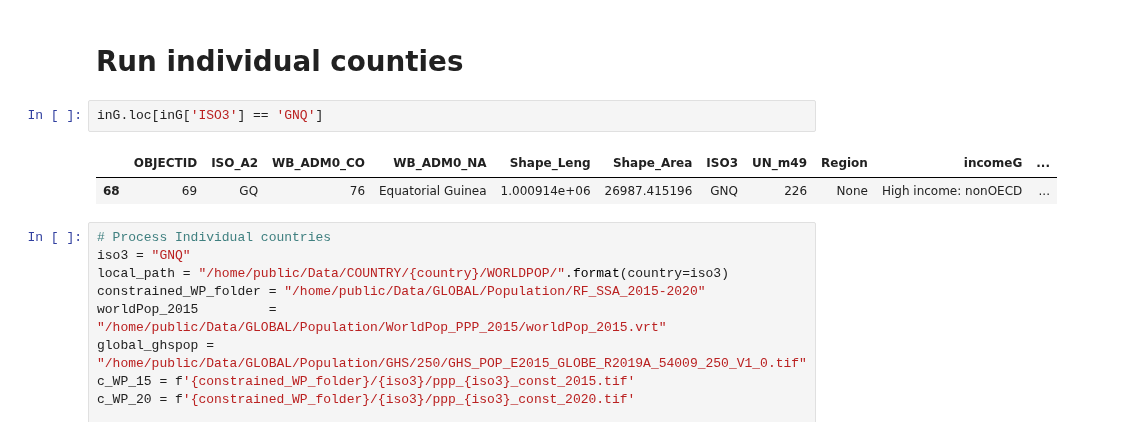
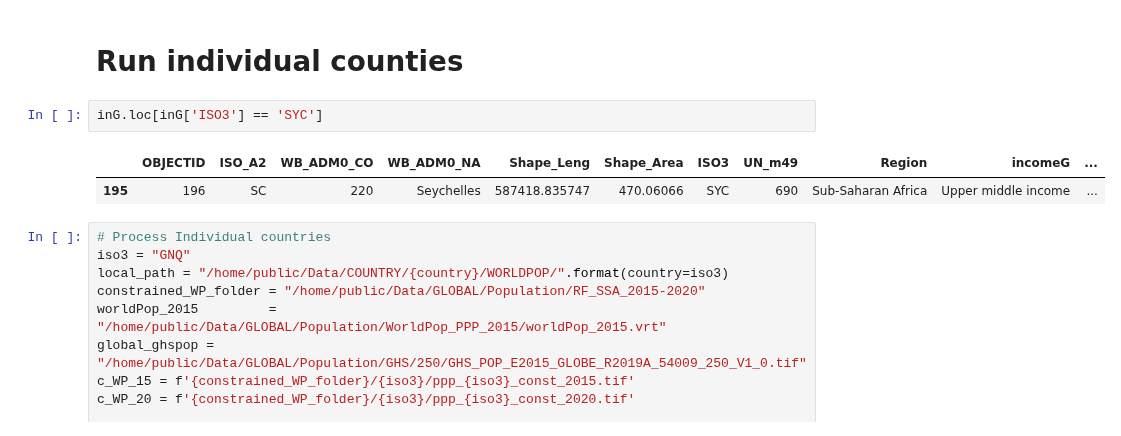
Before and after one commit to worldbank/GOSTurban, a Jupyter notebook: Notebooks/Implementations/URB_SEAU1_NovelUrbanization/URB_SEAU1_B_A_Ka_NovelUrbanizaton.ipynb, the cells around one changed output. Drawn from its saved outputs; the diff is of its cells as text.

```diff
--- a/Notebooks/Implementations/URB_SEAU1_NovelUrbanization/URB_SEAU1_B_A_Ka_NovelUrbanizaton.ipynb
+++ b/Notebooks/Implementations/URB_SEAU1_NovelUrbanization/URB_SEAU1_B_A_Ka_NovelUrbanizaton.ipynb
@@ -107,10 +107,10 @@ res = read_geog(ea_files[-1], "latDD_corrected", "lonDD_corrected")
 # %% [markdown]
 # Run individual counties
 # %%
-inG.loc[inG['ISO3'] == 'GNQ']
+inG.loc[inG['ISO3'] == 'SYC']
 # %% [output]
 |  | OBJECTID | ISO_A2 | WB_ADM0_CO | WB_ADM0_NA | Shape_Leng | Shape_Area | ISO3 | UN_m49 | Region | incomeG | ... |
-| 68 | 69 | GQ | 76 | Equatorial Guinea | 1.000914e+06 | 26987.415196 | GNQ | 226 | None | High income: nonOECD | ... |
+| 195 | 196 | SC | 220 | Seychelles | 587418.835747 | 470.06066 | SYC | 690 | Sub-Saharan Africa | Upper middle income | ... |
 # %%
 # Process Individual countries
 iso3 = "GNQ"
```
Also changed, not shown: parts of 1 cell of this notebook, 8 other files.
